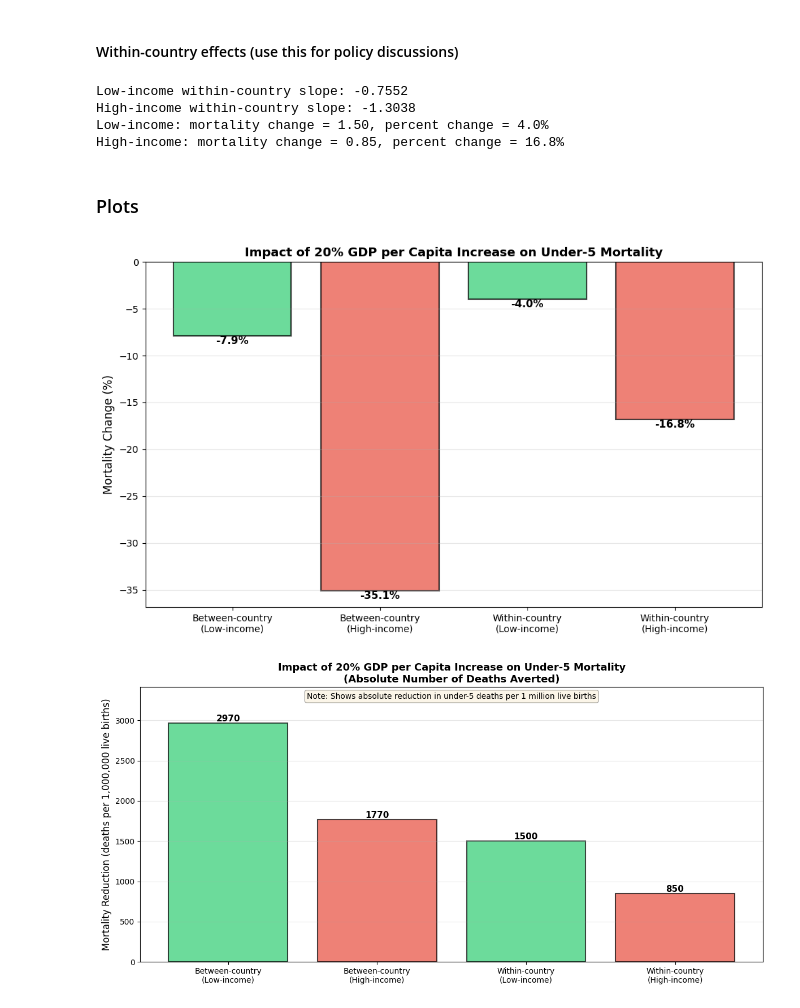
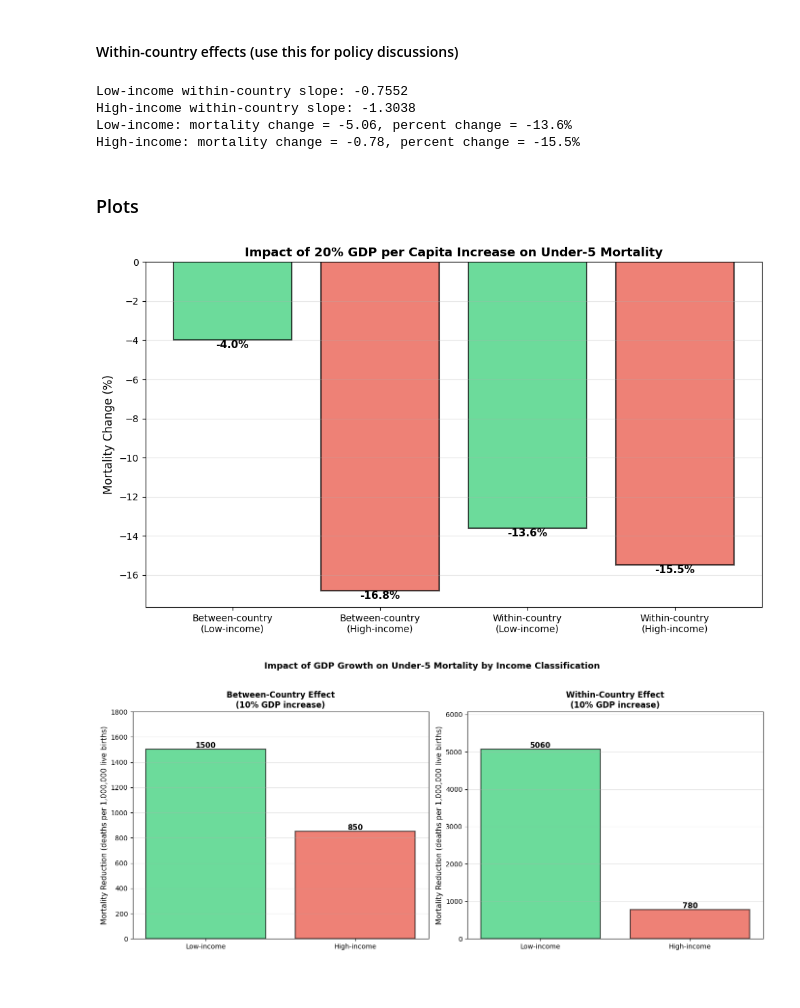
Before and after one commit to s-hreya-riram/sustainable-development-goals-modeling, a Jupyter notebook: jupyter_notebook/modeling.ipynb, the cells around one changed output. Cells and saved outputs as stored; diff of their text form; code cells hidden in the pictures.

Commit message:
Updated the notebook with relevant inference and some updated plots

```diff
--- a/jupyter_notebook/modeling.ipynb
+++ b/jupyter_notebook/modeling.ipynb
@@ -389,8 +389,8 @@ def to_boxcox_log(mortality, lmbda):
 y_star_low = to_boxcox_log(mortality_current_low, lambda_bc)
 y_star_high = to_boxcox_log(mortality_current_high, lambda_bc)
 
-delta_y_low = slope_low_between * delta_log_gdp
-delta_y_high = slope_high_between * delta_log_gdp
+delta_y_low = slope_low_within * delta_log_gdp
+delta_y_high = slope_high_within * delta_log_gdp
 
 y_star_low_new = y_star_low + delta_y_low
 y_star_high_new = y_star_high + delta_y_high
@@ -409,8 +409,8 @@ print(f"High-income: mortality change = {abs_change_high:.2f}, percent change =
 # %% [output]
 Low-income within-country slope: -0.7552
 High-income within-country slope: -1.3038
-Low-income: mortality change = 1.50, percent change = 4.0%
-High-income: mortality change = 0.85, percent change = 16.8%
+Low-income: mortality change = -5.06, percent change = -13.6%
+High-income: mortality change = -0.78, percent change = -15.5%
 # %% [markdown]
 ### Plots
 # %%
@@ -418,7 +418,7 @@ fig, ax = plt.subplots(figsize=(10, 6))
 
 scenarios = ['Between-country\n(Low-income)', 'Between-country\n(High-income)',
              'Within-country\n(Low-income)', 'Within-country\n(High-income)']
-mortality_changes = [-7.9, -35.1, -4.0, -16.8]
+mortality_changes = [-4.0, -16.8, -13.6, -15.5]
 colors_scenario = ['#2ecc71', '#e74c3c', '#2ecc71', '#e74c3c']
 
 bars = ax.bar(scenarios, mortality_changes, color=colors_scenario, alpha=0.7, edgecolor='black', linewidth=1.5)
@@ -439,40 +439,52 @@ plt.tight_layout()
 plt.savefig('mortality_simulation.png', dpi=300, bbox_inches='tight')
 plt.show()
 # %% [output]
-[figure, old version]
+[figure, new version]
 # %%
 import matplotlib.pyplot as plt
 
-fig, ax = plt.subplots(figsize=(12, 6))
+fig, axes = plt.subplots(1, 2, figsize=(14, 6))
 
-scenarios = ['Between-country\n(Low-income)', 'Between-country\n(High-income)',
-             'Within-country\n(Low-income)', 'Within-country\n(High-income)']
-mortality_changes = [2970, 1770, 1500, 850]
-colors_scenario = ['#2ecc71', '#e74c3c', '#2ecc71', '#e74c3c']
+# BETWEEN-COUNTRY PLOT
+scenarios_between = ['Low-income', 'High-income']
+mortality_between = [1500, 850]
+colors_between = ['#2ecc71', '#e74c3c']
 
-bars = ax.bar(scenarios, mortality_changes, color=colors_scenario, alpha=0.7, edgecolor='black', linewidth=1.5)
+bars1 = axes[0].bar(scenarios_between, mortality_between, color=colors_between,
+                     alpha=0.7, edgecolor='black', linewidth=1.5)
 
-# Add value labels on bars
-for bar, val in zip(bars, mortality_changes):
+for bar, val in zip(bars1, mortality_between):
     height = bar.get_height()
-    ax.text(bar.get_x() + bar.get_width()/2., height,
-            f'{val:.0f}', ha='center', va='bottom',
-            fontsize=11, fontweight='bold')
+    axes[0].text(bar.get_x() + bar.get_width()/2., height,
+                f'{val:.0f}', ha='center', va='bottom', fontsize=11, fontweight='bold')
 
-ax.axhline(y=0, color='black', linestyle='-', linewidth=0.8)
-ax.set_ylabel('Mortality Reduction (deaths per 1,000,000 live births)', fontsize=12)
-ax.set_title('Impact of 20% GDP per Capita Increase on Under-5 Mortality\n(Absolute Number of Deaths Averted)',
-             fontsize=13, fontweight='bold')
-ax.set_ylim(0, max(mortality_changes) * 1.15)
-ax.grid(axis='y', alpha=0.3)
+axes[0].set_ylabel('Mortality Reduction (deaths per 1,000,000 live births)', fontsize=11)
+axes[0].set_title('Between-Country Effect\n(10% GDP increase)', fontsize=12, fontweight='bold')
+axes[0].set_ylim(0, max(mortality_between) * 1.2)
+axes[0].grid(axis='y', alpha=0.3)
 
-# Add annotation explaining the metric
-ax.text(0.5, 0.98, 'Note: Shows absolute reduction in under-5 deaths per 1 million live births',
-        transform=ax.transAxes, ha='center', va='top', fontsize=10,
-        bbox=dict(boxstyle='round', facecolor='wheat', alpha=0.3))
+# WITHIN-COUNTRY PLOT
+scenarios_within = ['Low-income', 'High-income']
+mortality_within = [5060, 780]
+colors_within = ['#2ecc71', '#e74c3c']
 
+bars2 = axes[1].bar(scenarios_within, mortality_within, color=colors_within,
+                     alpha=0.7, edgecolor='black', linewidth=1.5)
+
+for bar, val in zip(bars2, mortality_within):
+    height = bar.get_height()
+    axes[1].text(bar.get_x() + bar.get_width()/2., height,
+                f'{val:.0f}', ha='center', va='bottom', fontsize=11, fontweight='bold')
+
+axes[1].set_ylabel('Mortality Reduction (deaths per 1,000,000 live births)', fontsize=11)
+axes[1].set_title('Within-Country Effect\n(10% GDP increase)', fontsize=12, fontweight='bold')
+axes[1].set_ylim(0, max(mortality_within) * 1.2)
+axes[1].grid(axis='y', alpha=0.3)
+
+plt.suptitle('Impact of GDP Growth on Under-5 Mortality by Income Classification',
+             fontsize=13, fontweight='bold', y=1.02)
 plt.tight_layout()
-plt.savefig('mortality_simulation.png', dpi=300, bbox_inches='tight')
+plt.savefig('mortality_effects_comparison.png', dpi=300, bbox_inches='tight')
 plt.show()
 # %% [output]
-[figure, old version]
+[figure, new version]
```
Also changed, not shown: parts of 2 cells of this notebook, 2 other files.
